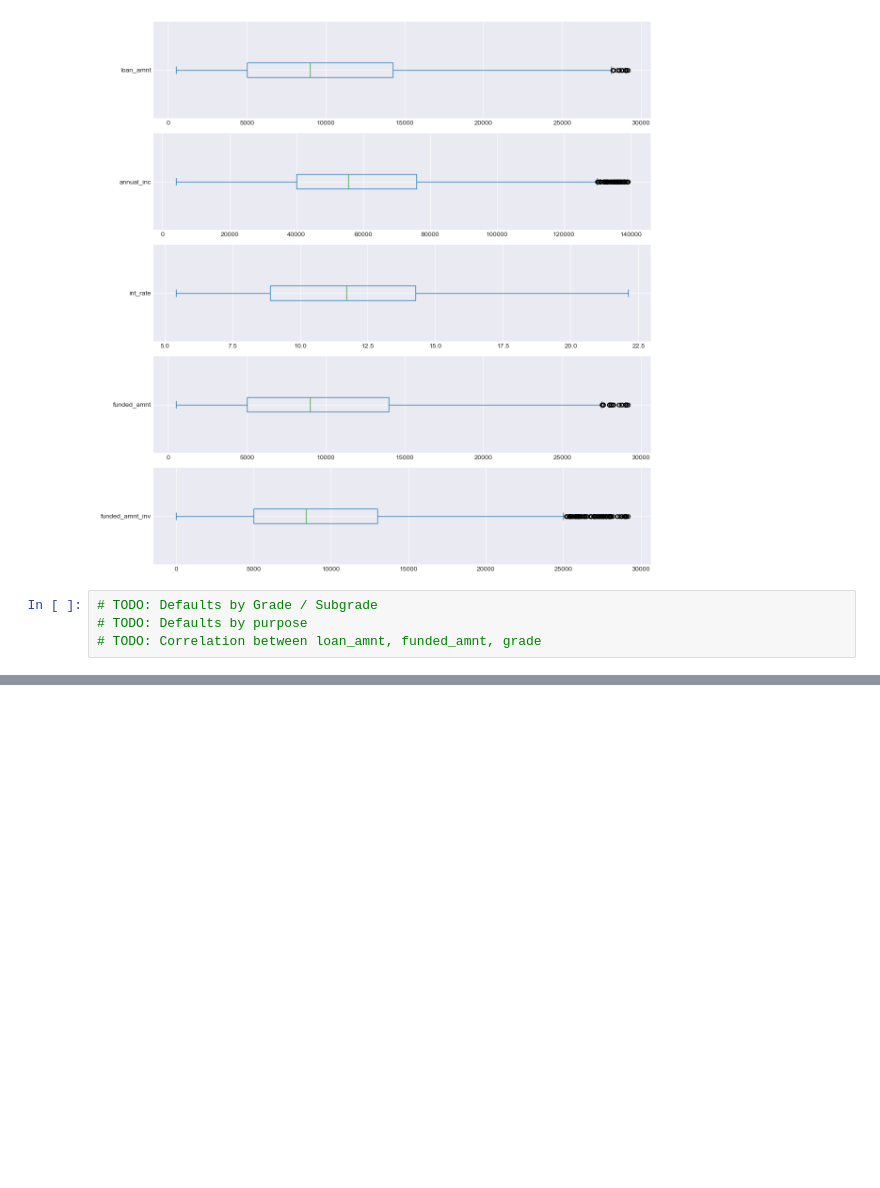
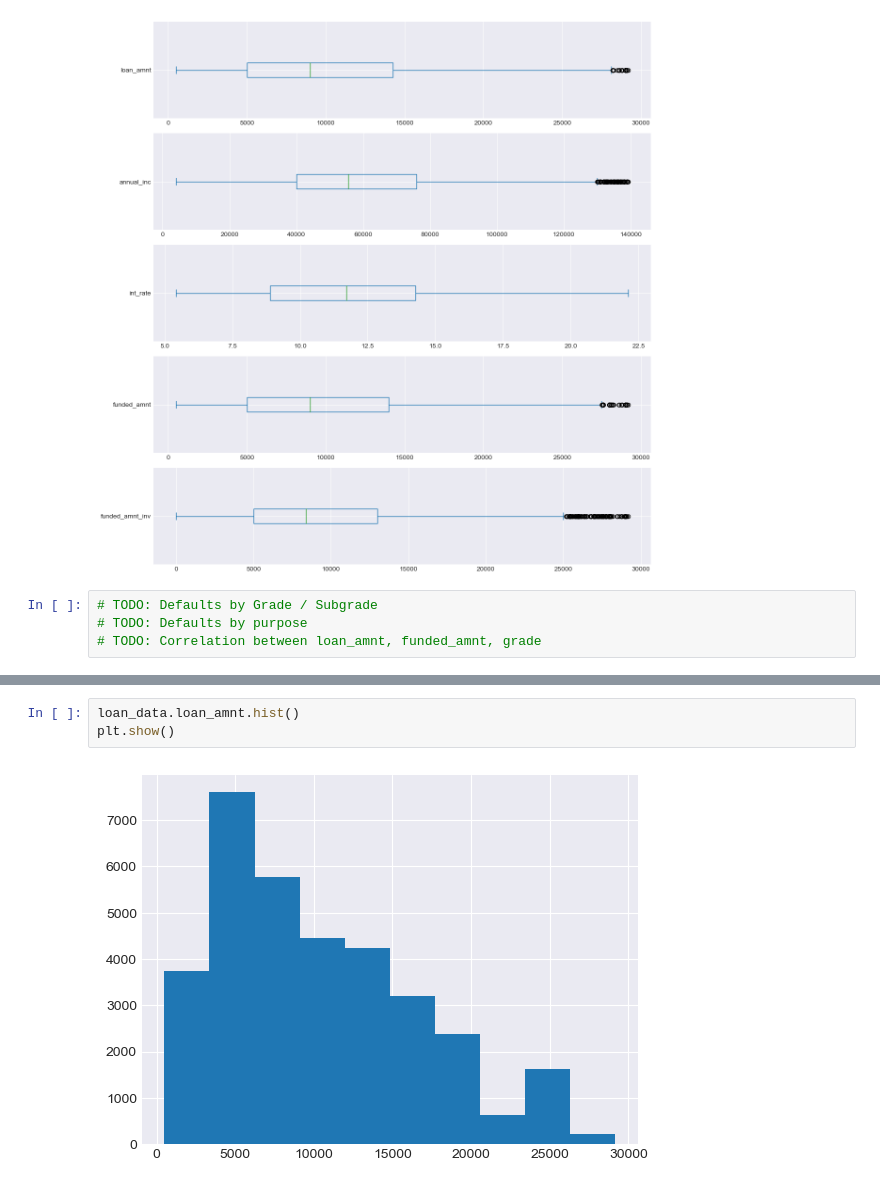
Before and after one commit to cyberpirate92/lending-club-case-study, a Jupyter notebook: Lending Club Case Study.ipynb, the cells around one changed output, grey strips where cells are left out. Cells and saved outputs as stored; diff of their text form; blank space fills up the shorter version.

```diff
--- a/Lending Club Case Study.ipynb
+++ b/Lending Club Case Study.ipynb
@@ -787,0 +619,5 @@ Name: zip_code, Length: 801, dtype: int64
+# %%
+loan_data.loan_amnt.hist()
+plt.show()
+# %% [output]
+[figure, added]
```
Also changed, not shown: parts of 91 cells of this notebook.
